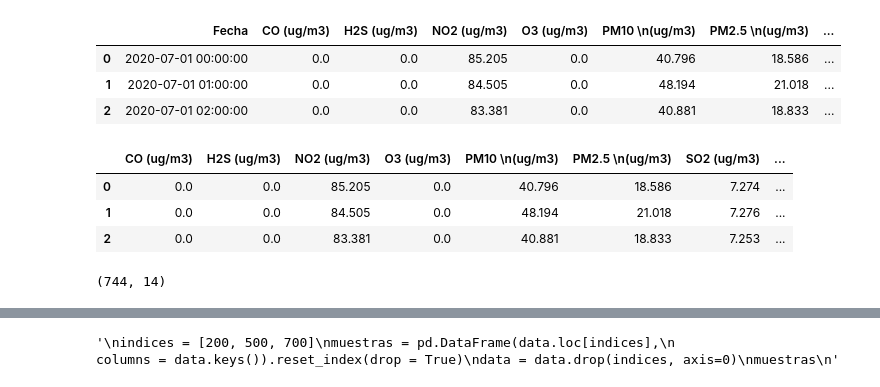
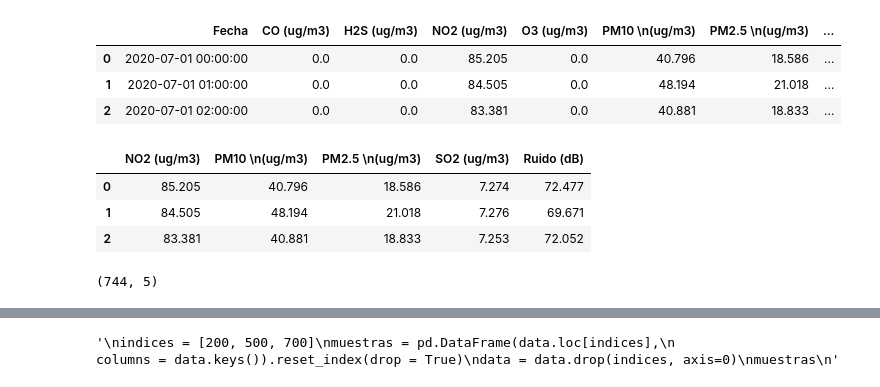
Before and after one commit to antony171060/Miraflores---A.-No-Supervisado, a Jupyter notebook: Miraflores_A_No_Supervisado.ipynb, the cells around one changed output, grey strips where cells are left out. Cells and saved outputs as stored; diff of their text form; code cells hidden in the pictures.

```diff
--- a/Miraflores_A_No_Supervisado.ipynb
+++ b/Miraflores_A_No_Supervisado.ipynb
@@ -43,17 +43,18 @@ data.head(3)
 | 1 | 2020-07-01 01:00:00 | 0.0 | 0.0 | 84.505 | 0.0 | 48.194 | 21.018 | ... |
 | 2 | 2020-07-01 02:00:00 | 0.0 | 0.0 | 83.381 | 0.0 | 40.881 | 18.833 | ... |
 # %%
-data = data.drop(['Fecha', 'Año', 'Mes'],axis=1)
+data = data.drop(['Fecha', 'Año', 'Mes', 'Dia', 'Hora', 'CO (ug/m3)', 'H2S (ug/m3)', 'O3 (ug/m3)', 'UV',
+                  'Temperatura (C)', 'Presion \n(Pa)', 'Humedad (%)'],axis=1)
 data.head(3)
 # %% [output]
-|  | CO (ug/m3) | H2S (ug/m3) | NO2 (ug/m3) | O3 (ug/m3) | PM10 \n(ug/m3) | PM2.5 \n(ug/m3) | SO2 (ug/m3) | ... |
-| 0 | 0.0 | 0.0 | 85.205 | 0.0 | 40.796 | 18.586 | 7.274 | ... |
-| 1 | 0.0 | 0.0 | 84.505 | 0.0 | 48.194 | 21.018 | 7.276 | ... |
-| 2 | 0.0 | 0.0 | 83.381 | 0.0 | 40.881 | 18.833 | 7.253 | ... |
+|  | NO2 (ug/m3) | PM10 \n(ug/m3) | PM2.5 \n(ug/m3) | SO2 (ug/m3) | Ruido (dB) |
+| 0 | 85.205 | 40.796 | 18.586 | 7.274 | 72.477 |
+| 1 | 84.505 | 48.194 | 21.018 | 7.276 | 69.671 |
+| 2 | 83.381 | 40.881 | 18.833 | 7.253 | 72.052 |
 # %%
 data.shape
 # %% [output]
-(744, 14)
+(744, 5)
 # %%
 data.isnull().sum()
 # %% [output]
```
Also changed, not shown: parts of 7 cells of this notebook.
